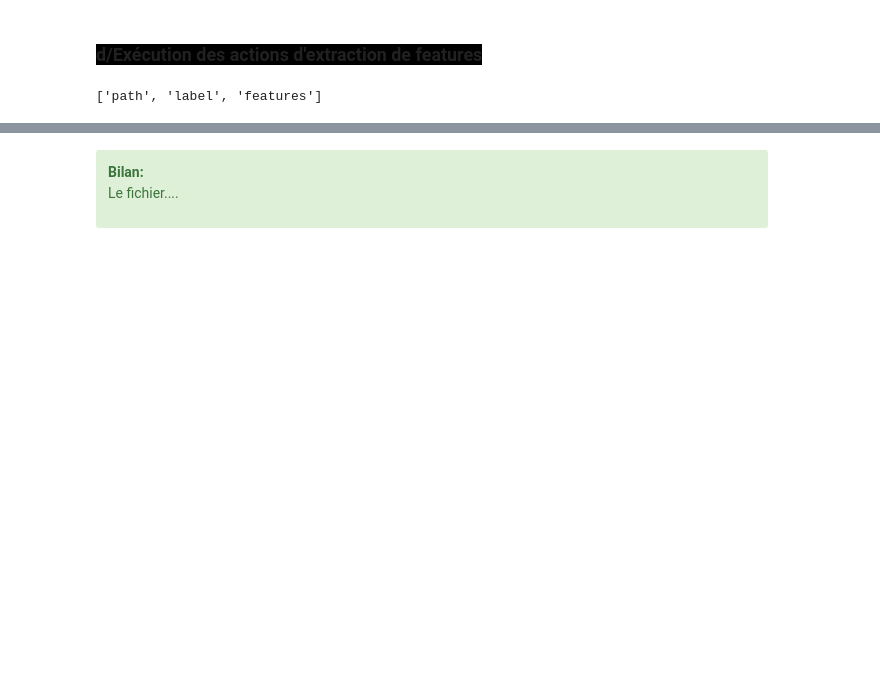
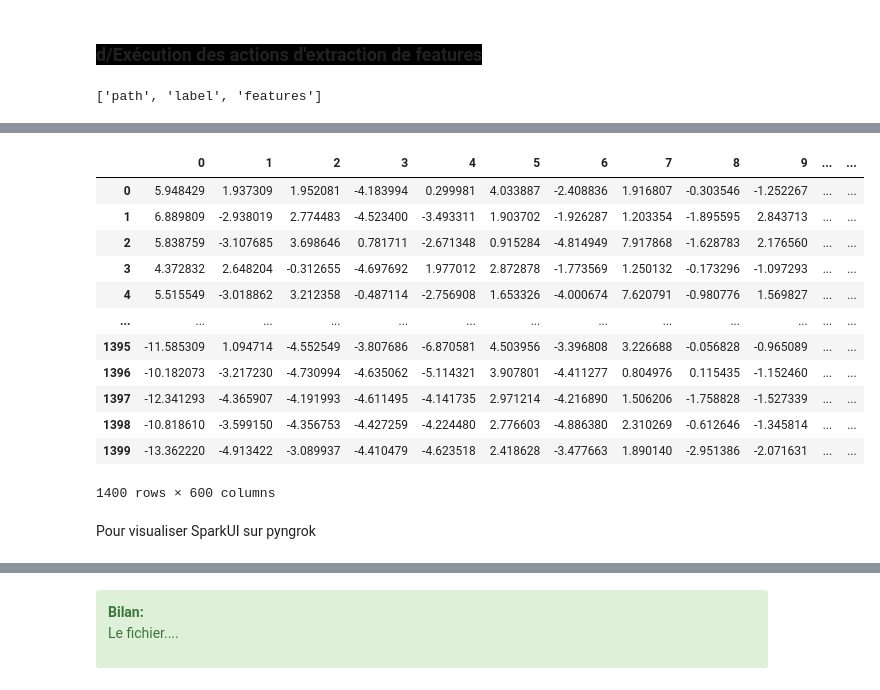
Before and after one commit to pierrickBERTHE/PB9-Traitement_Big_Data_sur_du_Cloud, a Jupyter notebook: Berthe_Pierrick_1_notebook_052024.ipynb, the cells around one changed output, grey strips where cells are left out. Saved outputs shown, nothing was run; the diff lists cells and outputs as text; code cells hidden in the pictures; blank space fills up the shorter version.

```diff
--- a/Berthe_Pierrick_1_notebook_052024.ipynb
+++ b/Berthe_Pierrick_1_notebook_052024.ipynb
@@ -370,0 +663,31 @@ features_df.show()
+# %%
+# Create a new column 'values' that contains the 'values' from the 'pca_features' column
+df_result_pca['values'] = df_result_pca['pca_features'].apply(lambda x: x['values'])
+
+# Convert the 'values' column to a DataFrame
+values_df = df_result_pca['values'].apply(pd.Series)
+
+# Join the paths
+csv_path = os.path.join(PATH_Result_pca_csv, 'values_pca.csv')
+
+# Export the DataFrame to a CSV file
+values_df.to_csv(csv_path, index=False)
+# %%
+values_pca_df = pd.read_csv(csv_path)
+values_pca_df
+# %% [output]
+|  | 0 | 1 | 2 | 3 | 4 | 5 | 6 | 7 | 8 | 9 | ... | ... |
+| 0 | 5.948429 | 1.937309 | 1.952081 | -4.183994 | 0.299981 | 4.033887 | -2.408836 | 1.916807 | -0.303546 | -1.252267 | ... | ... |
+| 1 | 6.889809 | -2.938019 | 2.774483 | -4.523400 | -3.493311 | 1.903702 | -1.926287 | 1.203354 | -1.895595 | 2.843713 | ... | ... |
+| 2 | 5.838759 | -3.107685 | 3.698646 | 0.781711 | -2.671348 | 0.915284 | -4.814949 | 7.917868 | -1.628783 | 2.176560 | ... | ... |
+| 3 | 4.372832 | 2.648204 | -0.312655 | -4.697692 | 1.977012 | 2.872878 | -1.773569 | 1.250132 | -0.173296 | -1.097293 | ... | ... |
+| 4 | 5.515549 | -3.018862 | 3.212358 | -0.487114 | -2.756908 | 1.653326 | -4.000674 | 7.620791 | -0.980776 | 1.569827 | ... | ... |
+| ... | ... | ... | ... | ... | ... | ... | ... | ... | ... | ... | ... | ... |
+| 1395 | -11.585309 | 1.094714 | -4.552549 | -3.807686 | -6.870581 | 4.503956 | -3.396808 | 3.226688 | -0.056828 | -0.965089 | ... | ... |
+| 1396 | -10.182073 | -3.217230 | -4.730994 | -4.635062 | -5.114321 | 3.907801 | -4.411277 | 0.804976 | 0.115435 | -1.152460 | ... | ... |
+| 1397 | -12.341293 | -4.365907 | -4.191993 | -4.611495 | -4.141735 | 2.971214 | -4.216890 | 1.506206 | -1.758828 | -1.527339 | ... | ... |
+| 1398 | -10.818610 | -3.599150 | -4.356753 | -4.427259 | -4.224480 | 2.776603 | -4.886380 | 2.310269 | -0.612646 | -1.345814 | ... | ... |
+| 1399 | -13.362220 | -4.913422 | -3.089937 | -4.410479 | -4.623518 | 2.418628 | -3.477663 | 1.890140 | -2.951386 | -2.071631 | ... | ... |
+1400 rows × 600 columns
+# %% [markdown]
+Pour visualiser SparkUI sur pyngrok
```
Also changed, not shown: parts of 37 cells of this notebook.
